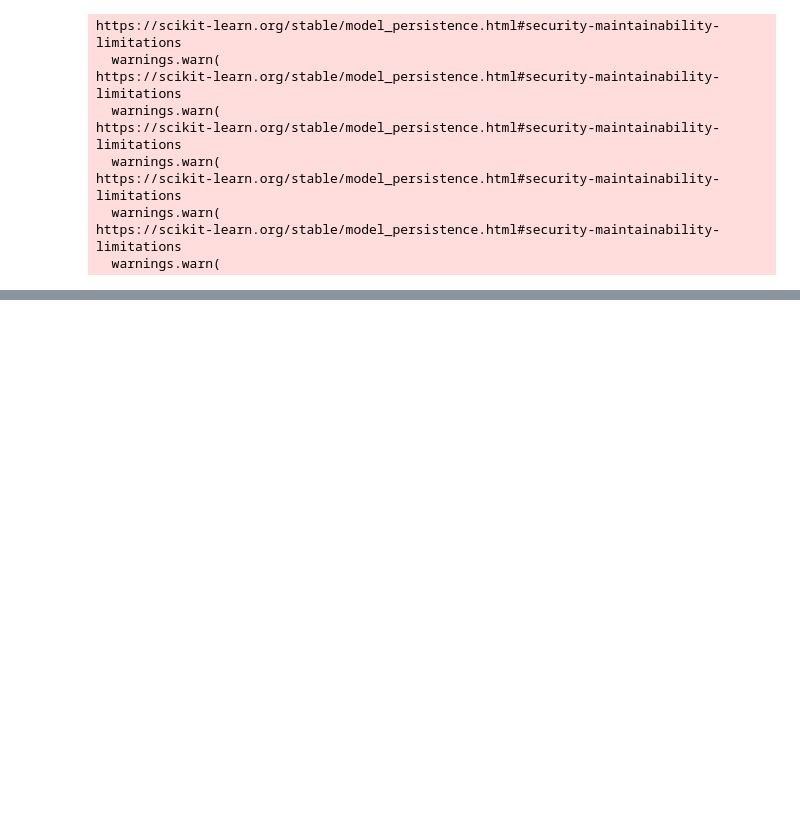
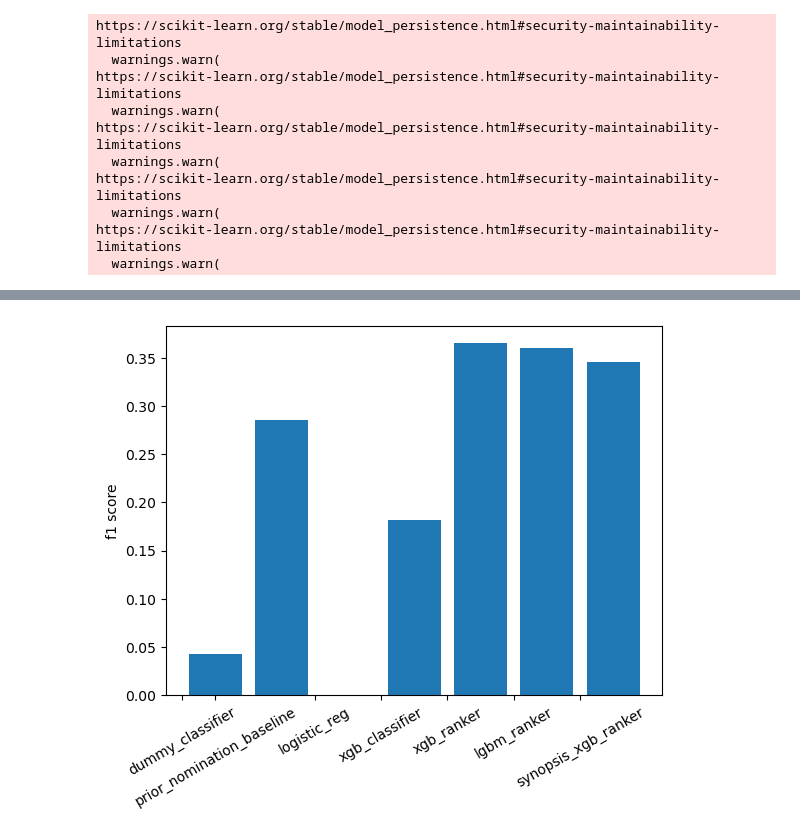
Before and after one commit to Erdos-Projects/summer26-nomination-worthy-books, a Jupyter notebook: CLEAN-REPO/results/model_evaluation_comparison.ipynb, the cells around one changed output, grey strips where cells are left out. Saved outputs shown, nothing was run; the diff lists cells and outputs as text; code cells hidden in the pictures; blank space fills up the shorter version.

```diff
--- a/CLEAN-REPO/results/model_evaluation_comparison.ipynb
+++ b/CLEAN-REPO/results/model_evaluation_comparison.ipynb
@@ -301,0 +617,7 @@ Text(0.5, 1.0, 'lgbm_ranker NDCG on test set')
+# %%
+plt.bar(np.arange(len(dropna_results)), [model['f1_score'] for model in dropna_results.values()])
+plt.ylabel('f1 score')
+plt.xticks(np.arange(len(dropna_results)) - 0.5 - 0.5 * np.array([0, 1, 0, 0 ,0 ,0, 0]), dropna_results.keys(), rotation=30,)
+plt.show()
+# %% [output]
+[figure, added]
```
Also changed, not shown: parts of 20 cells of this notebook, 1 other file.
